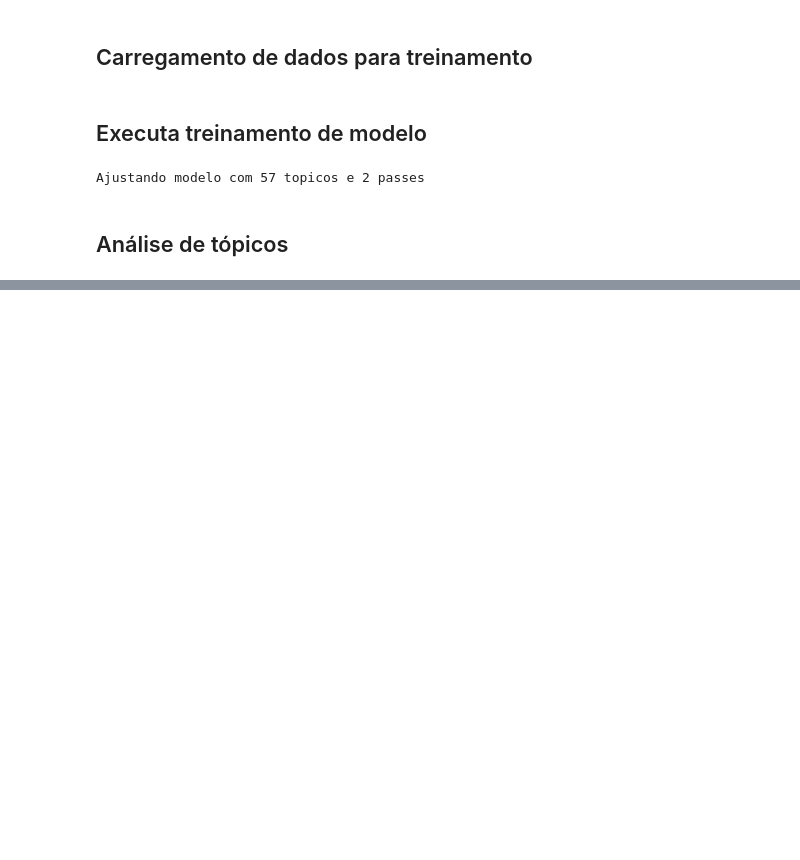
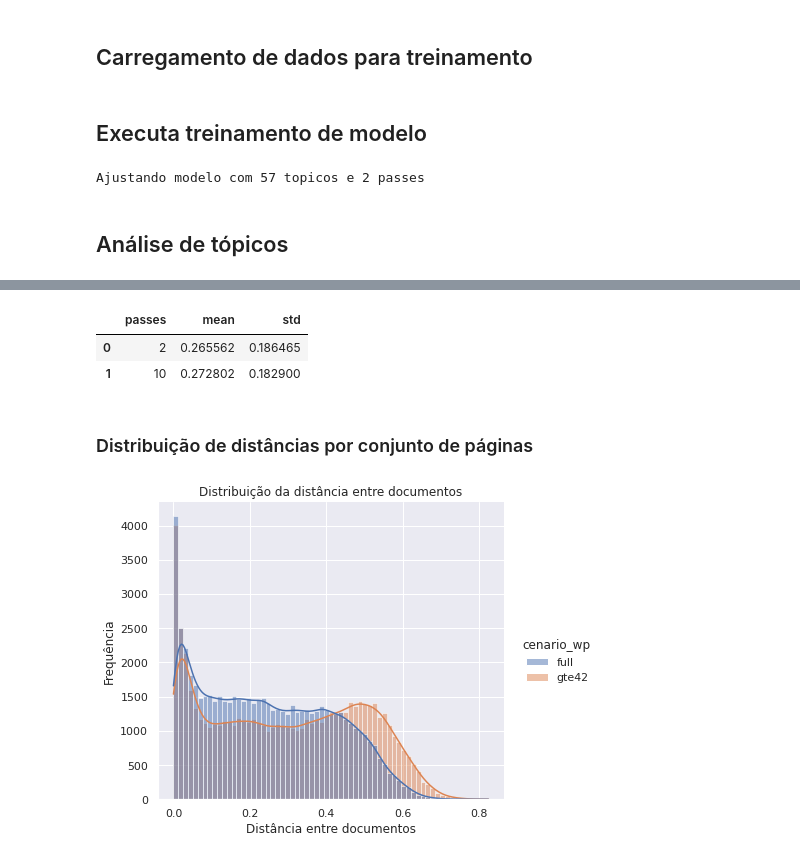
Before and after one commit to heldergr/tcc-pucmg-2, a Jupyter notebook: src/python/notebooks/nerds-viajantes-visualizacao-resultados.ipynb, the cells around one changed output, grey strips where cells are left out. Cells and saved outputs as stored; diff of their text form; code cells hidden in the pictures; blank space fills up the shorter version.

Commit message:
Documentacao resultados

```diff
--- a/src/python/notebooks/nerds-viajantes-visualizacao-resultados.ipynb
+++ b/src/python/notebooks/nerds-viajantes-visualizacao-resultados.ipynb
@@ -127,0 +89,2 @@ sent_topics_sorteddf_mallet.head(20)
+# %%
+resultados = resultados_explorer.find_all_resultados()
@@ -127,0 +136,15 @@ sent_topics_sorteddf_mallet.head(20)
+# %%
+resultados.groupby(['passes'])['distancia_destino'].agg([np.mean, np.std]).reset_index()
+# %% [output]
+|  | passes | mean | std |
+| 0 | 2 | 0.265562 | 0.186465 |
+| 1 | 10 | 0.272802 | 0.182900 |
+# %% [markdown]
+### Distribuição de distâncias por conjunto de páginas
+# %%
+import seaborn as sns
+sns.set_theme()
+
+resultados_explorer.distribuicao_distancias(resultados)
+# %% [output]
+[figure, added]
```
Also changed, not shown: parts of 36 cells of this notebook, 19 other files.
